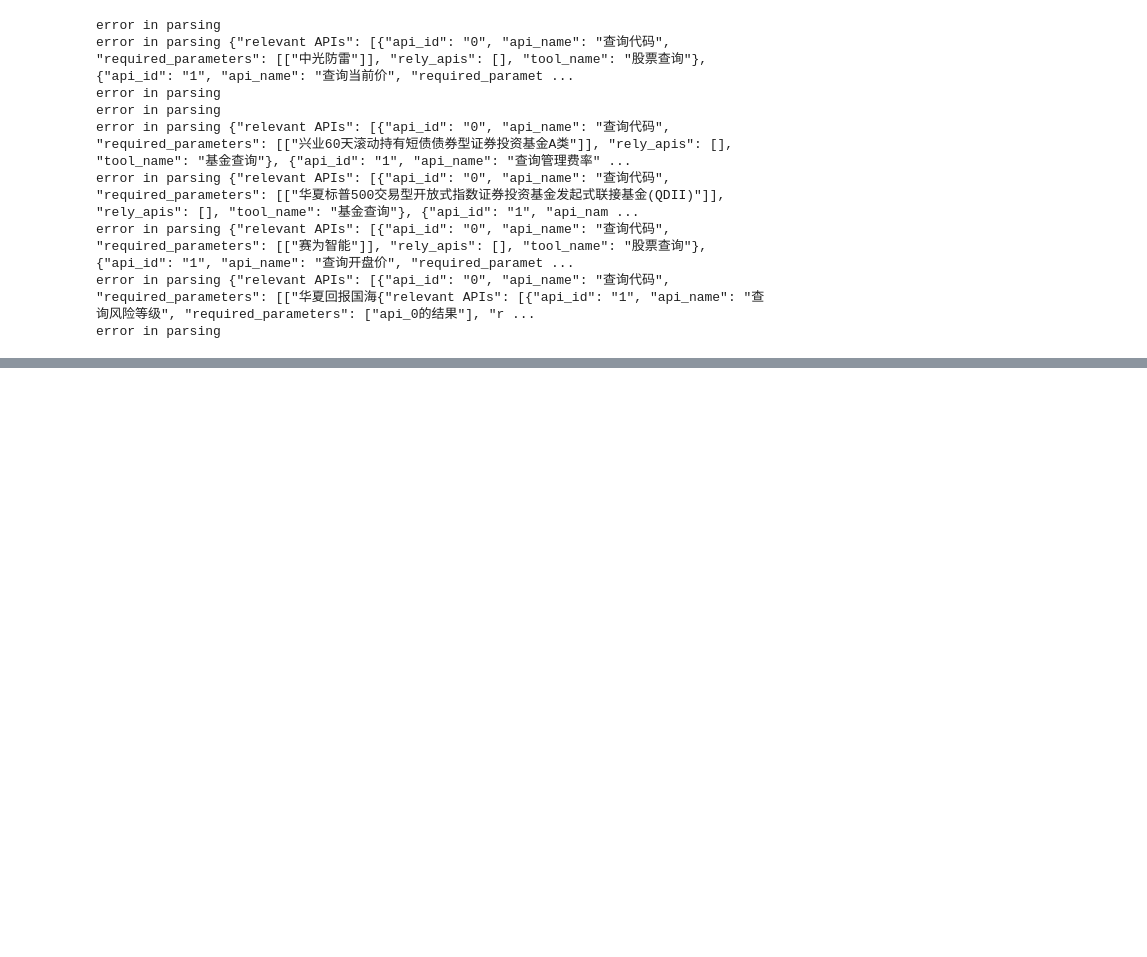
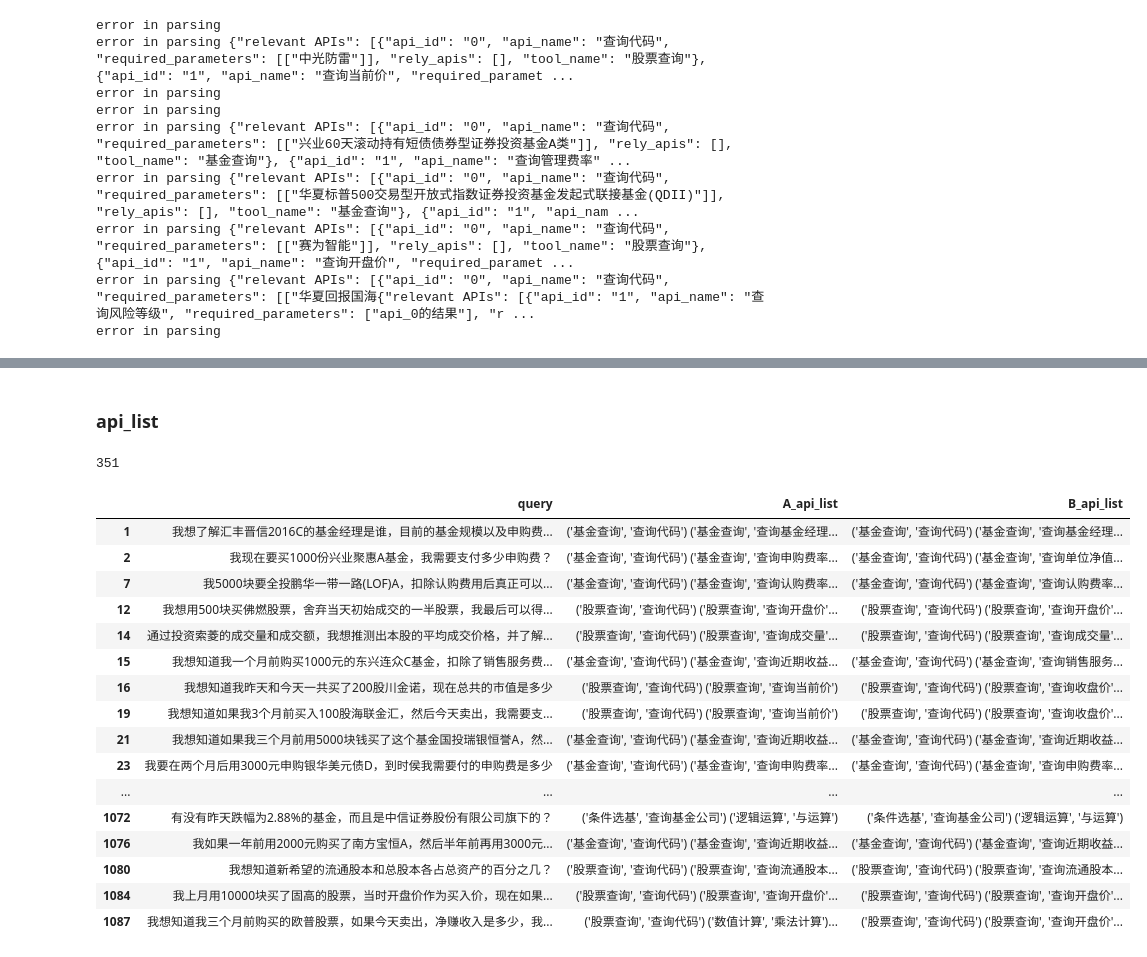
Before and after one commit to ReymondWang/afac2024, a Jupyter notebook: 验证集分析/compare.ipynb, the cells around one changed output, grey strips where cells are left out. Cells and saved outputs as stored; diff of their text form; code cells hidden in the pictures; blank space fills up the shorter version.

```diff
--- a/验证集分析/compare.ipynb
+++ b/验证集分析/compare.ipynb
@@ -105,0 +64,25 @@ compare_df.query('A_api_list!=B_api_list')
+# %% [markdown]
+### api_list
+# %%
+compare_api = compare_df.query('A_api_list!=B_api_list')[['query','A_api_list','B_api_list']]
+print(len(compare_api))
+disp(compare_api,cols_width=[300,300,300])
+# %% [output]
+351
+|  | query | A_api_list | B_api_list |
+| 1 | 我想了解汇丰晋信2016C的基金经理是谁，目前的基金规模以及申购费... | ('基金查询', '查询代码') ('基金查询', '查询基金经理... | ('基金查询', '查询代码') ('基金查询', '查询基金经理... |
+| 2 | 我现在要买1000份兴业聚惠A基金，我需要支付多少申购费？ | ('基金查询', '查询代码') ('基金查询', '查询申购费率... | ('基金查询', '查询代码') ('基金查询', '查询单位净值... |
+| 7 | 我5000块要全投鹏华一带一路(LOF)A，扣除认购费用后真正可以... | ('基金查询', '查询代码') ('基金查询', '查询认购费率... | ('基金查询', '查询代码') ('基金查询', '查询认购费率... |
+| 12 | 我想用500块买佛燃股票，舍弃当天初始成交的一半股票，我最后可以得... | ('股票查询', '查询代码') ('股票查询', '查询开盘价'... | ('股票查询', '查询代码') ('股票查询', '查询开盘价'... |
+| 14 | 通过投资索菱的成交量和成交额，我想推测出本股的平均成交价格，并了解... | ('股票查询', '查询代码') ('股票查询', '查询成交量'... | ('股票查询', '查询代码') ('股票查询', '查询成交量'... |
+| 15 | 我想知道我一个月前购买1000元的东兴连众C基金，扣除了销售服务费... | ('基金查询', '查询代码') ('基金查询', '查询近期收益... | ('基金查询', '查询代码') ('基金查询', '查询销售服务... |
+| 16 | 我想知道我昨天和今天一共买了200股川金诺，现在总共的市值是多少 | ('股票查询', '查询代码') ('股票查询', '查询当前价') | ('股票查询', '查询代码') ('股票查询', '查询收盘价'... |
+| 19 | 我想知道如果我3个月前买入100股海联金汇，然后今天卖出，我需要支... | ('股票查询', '查询代码') ('股票查询', '查询当前价') | ('股票查询', '查询代码') ('股票查询', '查询收盘价'... |
+| 21 | 我想知道如果我三个月前用5000块钱买了这个基金国投瑞银恒誉A，然... | ('基金查询', '查询代码') ('基金查询', '查询近期收益... | ('基金查询', '查询代码') ('基金查询', '查询近期收益... |
+| 23 | 我要在两个月后用3000元申购银华美元债D，到时侯我需要付的申购费是多少 | ('基金查询', '查询代码') ('基金查询', '查询申购费率... | ('基金查询', '查询代码') ('基金查询', '查询申购费率... |
+| ... | ... | ... | ... |
+| 1072 | 有没有昨天跌幅为2.88%的基金，而且是中信证券股份有限公司旗下的？ | ('条件选基', '查询基金公司') ('逻辑运算', '与运算') | ('条件选基', '查询基金公司') ('逻辑运算', '与运算') |
+| 1076 | 我如果一年前用2000元购买了南方宝恒A，然后半年前再用3000元... | ('基金查询', '查询代码') ('基金查询', '查询近期收益... | ('基金查询', '查询代码') ('基金查询', '查询近期收益... |
+| 1080 | 我想知道新希望的流通股本和总股本各占总资产的百分之几？ | ('股票查询', '查询代码') ('股票查询', '查询流通股本... | ('股票查询', '查询代码') ('股票查询', '查询流通股本... |
+| 1084 | 我上月用10000块买了固高的股票，当时开盘价作为买入价，现在如果... | ('股票查询', '查询代码') ('股票查询', '查询开盘价'... | ('股票查询', '查询代码') ('股票查询', '查询开盘价'... |
+| 1087 | 我想知道我三个月前购买的欧普股票，如果今天卖出，净赚收入是多少，我... | ('股票查询', '查询代码') ('数值计算', '乘法计算')... | ('股票查询', '查询代码') ('股票查询', '查询开盘价'... |
```
Also changed, not shown: parts of 13 cells of this notebook, 1 other file.
